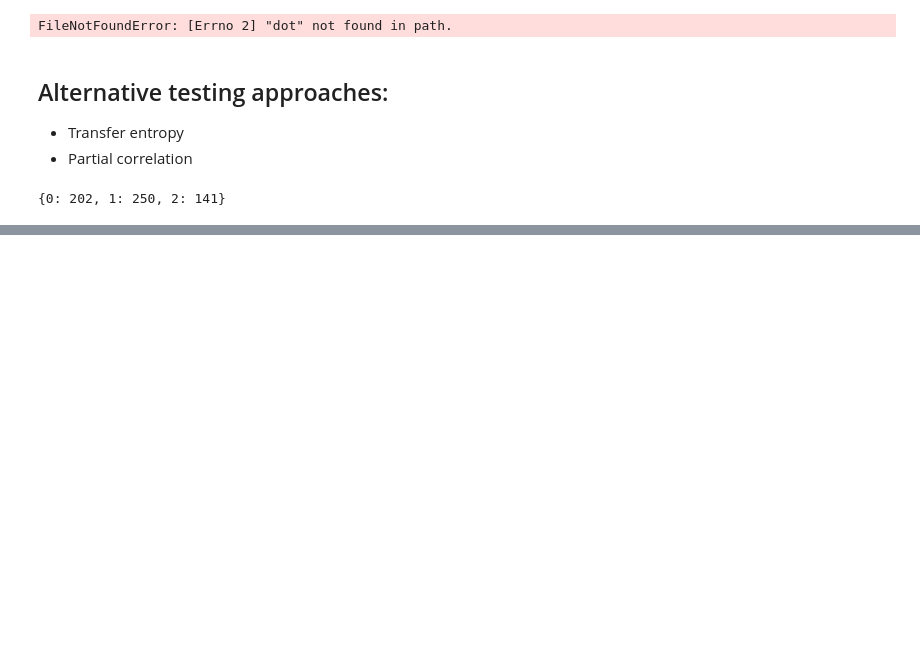
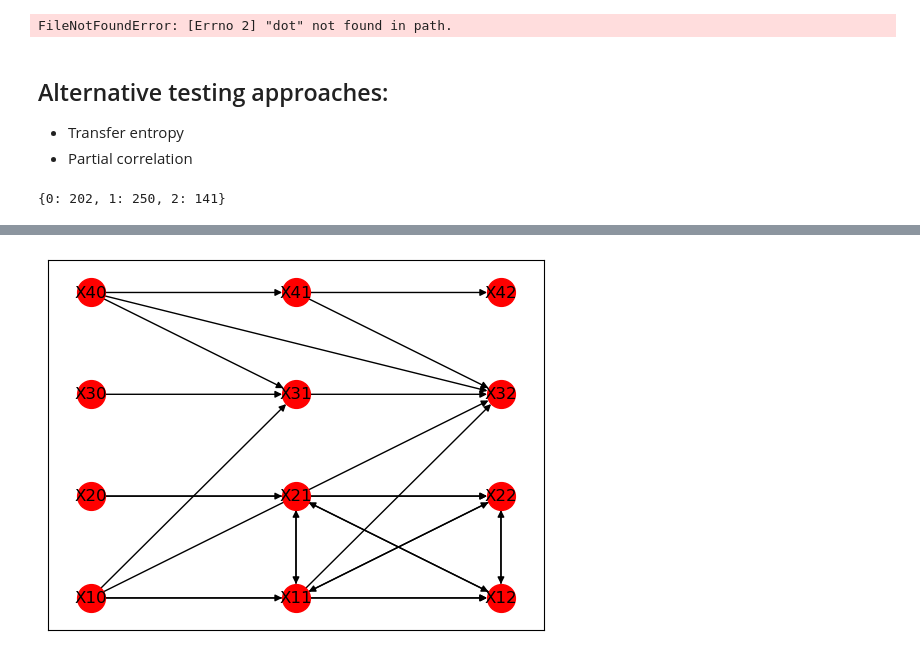
Before and after one commit to ungvilde/Causal-discovery, a Jupyter notebook: causaldiscovery_FCI.ipynb, the cells around one changed output, grey strips where cells are left out. Drawn from its saved outputs; the diff is of its cells as text; code cells hidden in the pictures; blank space fills up the shorter version.

Commit message:
dag to mag functionality

```diff
--- a/causaldiscovery_FCI.ipynb
+++ b/causaldiscovery_FCI.ipynb
@@ -494,0 +483,36 @@ Graph Edges:
+# %%
+import networkx as nx
+import numpy as np
+from functions import *
+
+np.random.seed(123)
+
+n_neurons=5
+#prob_of_edge=0.4
+#n_hidden=2
+n_timelags=2
+
+# set up summary and full time graph
+#summary_graph = nx.erdos_renyi_graph(n=n_neurons, p=prob_of_edge, directed=True, seed=10)
+summary_graph = nx.DiGraph()
+summary_graph.add_nodes_from(np.arange(n_neurons))
+summary_graph.add_edges_from([(0,1), (0,2), (1,3), (4, 3)])
+
+#latent_nodes = np.sort(np.random.choice(n_neurons, size=n_hidden, replace=False))
+latent_nodes = [0]
+observed_nodes = np.sort([i for i in summary_graph.nodes() if i not in latent_nodes])
+
+fulltime_graph, pos, time_label = create_fulltime_graph(summary_graph, n_timelags=n_timelags)
+
+node_color = ['grey' if node in latent_nodes else 'red' for node in summary_graph.nodes()]
+
+# get the observed nodes in fulltime graph
+observed_nodes_fulltime = []
+for node in observed_nodes:
+    for idx in time_label:
+        if time_label[idx].find(f'X{node}') != -1:
+            observed_nodes_fulltime.append(idx)
+
+summary_observed = nx.subgraph(summary_graph, observed_nodes)
+fulltime_graph_obs = nx.subgraph(fulltime_graph, observed_nodes_fulltime)
+fulltime_node_color = ['grey' if node not in observed_nodes_fulltime else 'red' for node in fulltime_graph.nodes()]
@@ -494,0 +561,2 @@ Graph Edges:
+# %%
+mag = get_mag_from_dag(fulltime_graph, observed_nodes_fulltime)
@@ -494,0 +581,9 @@ Graph Edges:
+# %%
+nx.draw_networkx(mag,
+                 pos={k: pos[k] for k in observed_nodes_fulltime},
+                 labels={k: time_label[k] for k in observed_nodes_fulltime},
+                 node_size=400,
+                 node_color='red',
+                )
+# %% [output]
+[figure, added]
```
Also changed, not shown: parts of 14 cells of this notebook, 5 other files.
